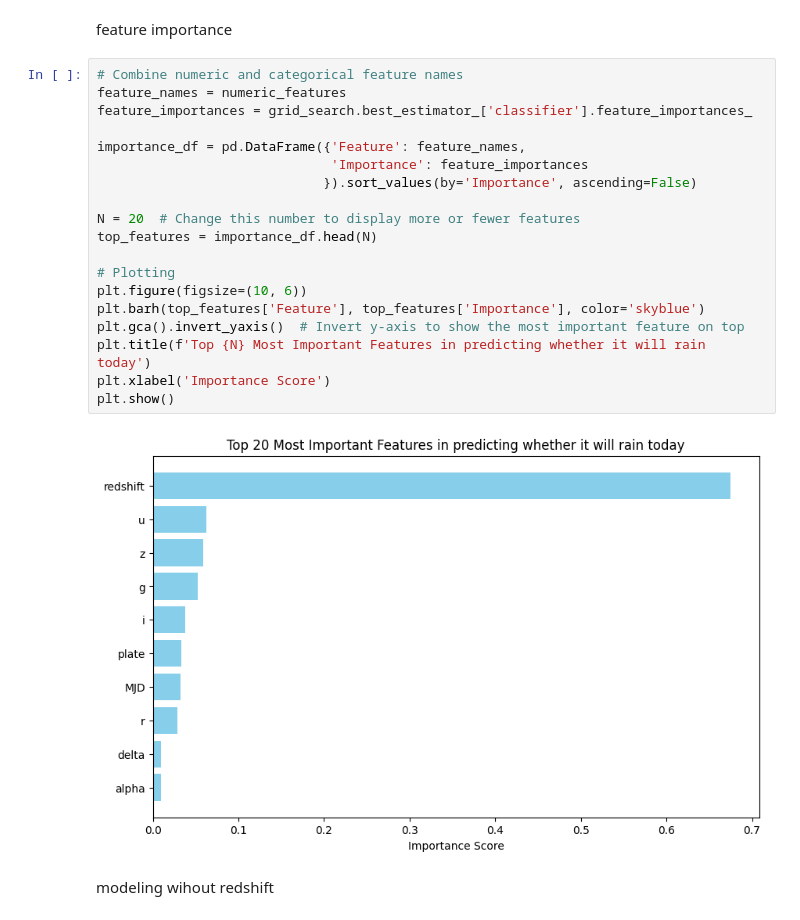
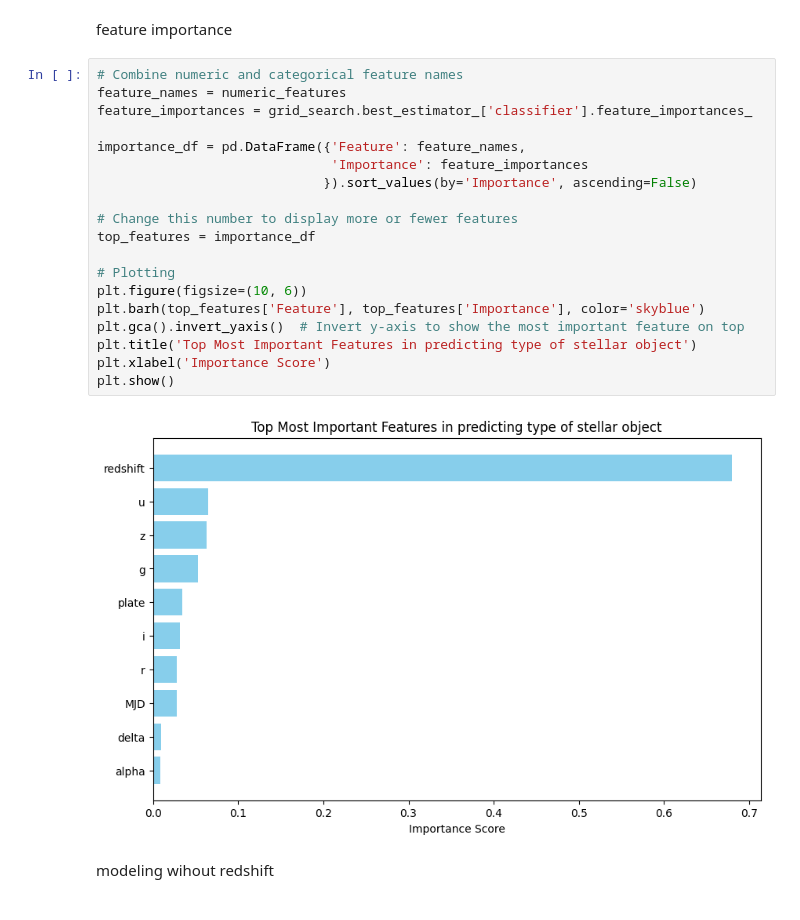
Before and after one commit to Dnsflr/Stellar-Classification, a Jupyter notebook: Stellar-Classification.ipynb, the cells around one changed output. Cells and saved outputs as stored; diff of their text form.

```diff
--- a/Stellar-Classification.ipynb
+++ b/Stellar-Classification.ipynb
@@ -359,24 +357,24 @@ feature importance
 # %%
 # Combine numeric and categorical feature names
 feature_names = numeric_features
 feature_importances = grid_search.best_estimator_['classifier'].feature_importances_
 
 importance_df = pd.DataFrame({'Feature': feature_names,
                               'Importance': feature_importances
                              }).sort_values(by='Importance', ascending=False)
 
-N = 20  # Change this number to display more or fewer features
-top_features = importance_df.head(N)
+# Change this number to display more or fewer features
+top_features = importance_df
 
 # Plotting
 plt.figure(figsize=(10, 6))
 plt.barh(top_features['Feature'], top_features['Importance'], color='skyblue')
 plt.gca().invert_yaxis()  # Invert y-axis to show the most important feature on top
-plt.title(f'Top {N} Most Important Features in predicting whether it will rain today')
+plt.title('Top Most Important Features in predicting type of stellar object')
 plt.xlabel('Importance Score')
 plt.show()
 # %% [output]
-[figure, old version]
+[figure, new version]
 # %% [markdown]
 modeling wihout redshift
 # %%
```
Also changed, not shown: parts of 22 cells of this notebook.
